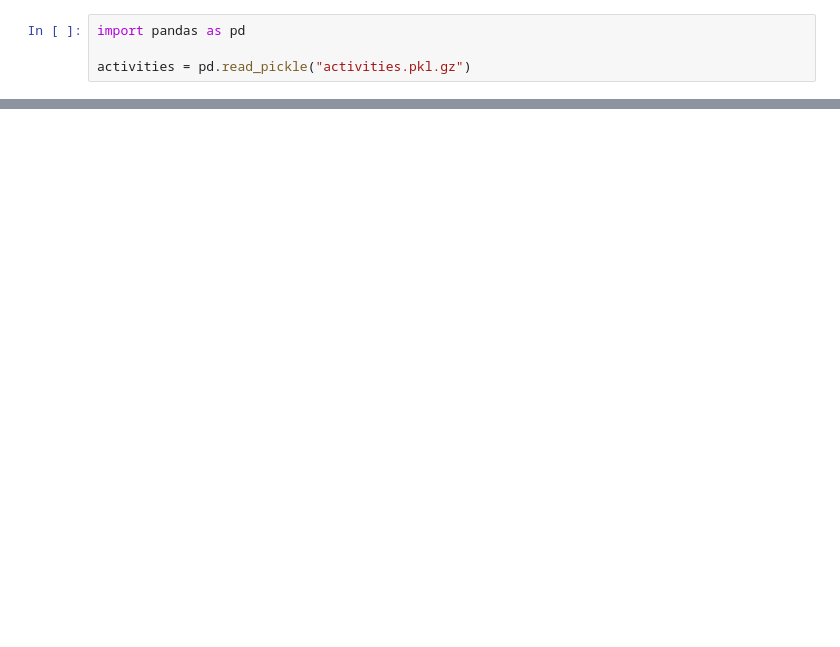
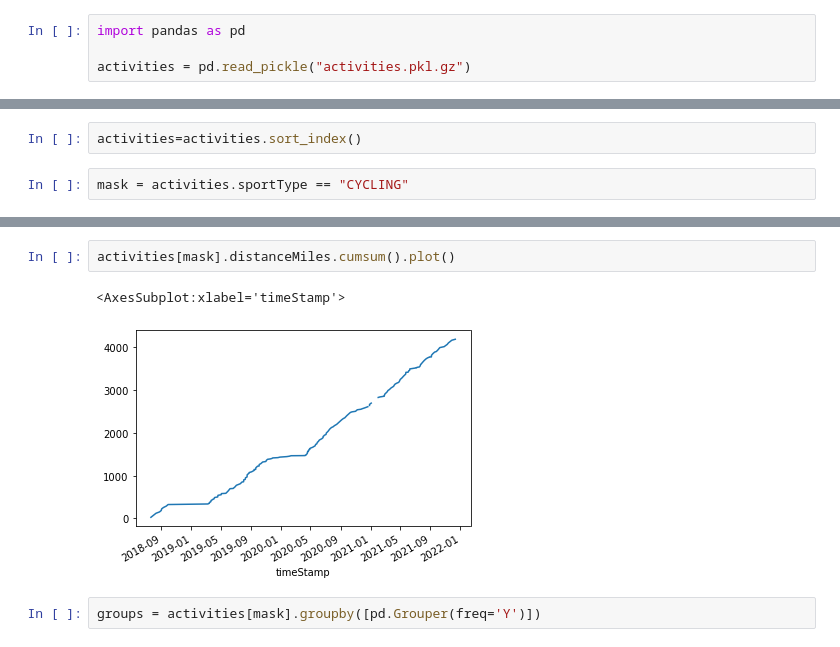
Before and after one commit to RERobbins/py_athletics, a Jupyter notebook: py_athletics.ipynb, the cells around one changed output, grey strips where cells are left out. Cells and saved outputs as stored; diff of their text form; blank space fills up the shorter version.

```diff
--- a/py_athletics.ipynb
+++ b/py_athletics.ipynb
@@ -84,0 +103,4 @@ Name: avgPaceMPM, dtype: Float64
+# %%
+activities=activities.sort_index()
+# %%
+mask = activities.sportType == "CYCLING"
@@ -84,0 +124,7 @@ Name: avgPaceMPM, dtype: Float64
+# %%
+activities[mask].distanceMiles.cumsum().plot()
+# %% [output]
+<AxesSubplot:xlabel='timeStamp'>
+[figure, added]
+# %%
+groups = activities[mask].groupby([pd.Grouper(freq='Y')])
```
Also changed, not shown: parts of 13 cells of this notebook, 2 other files.
